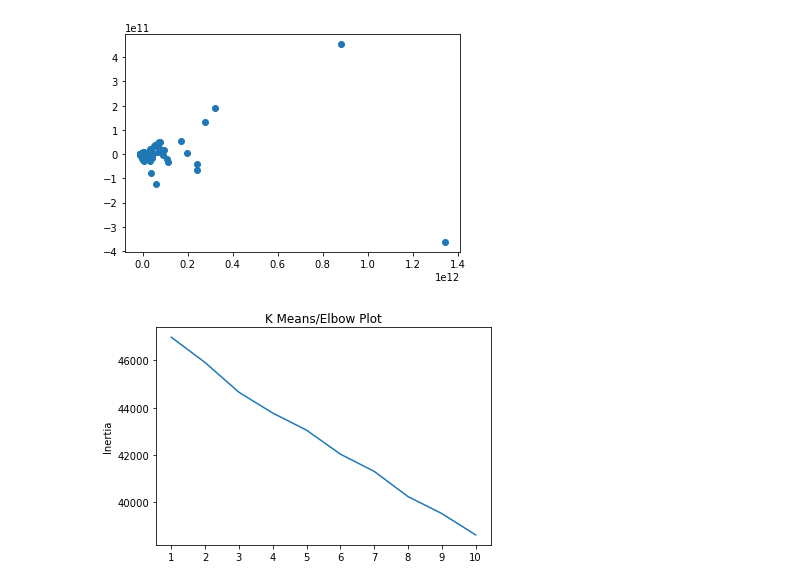
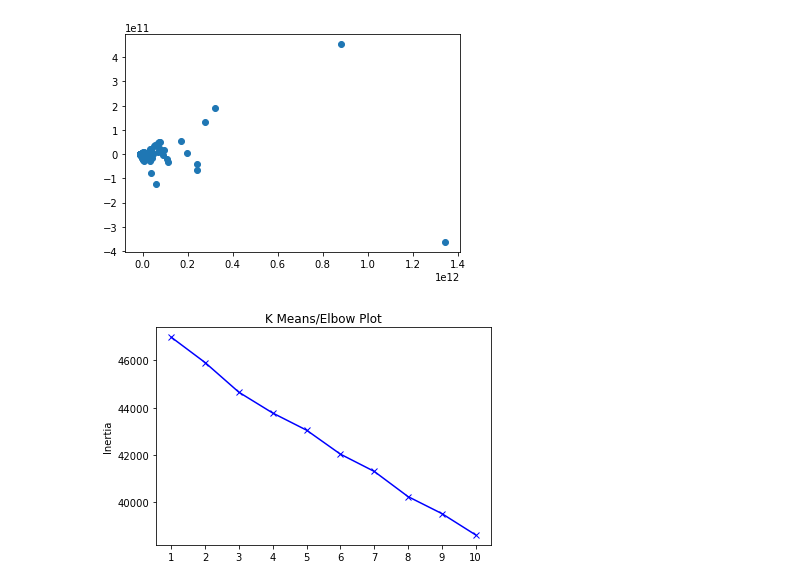
Before and after one commit to jlira5418/CryptoClusters, a Jupyter notebook: CryptoClusters.ipynb, the cells around one changed output. Saved outputs shown, nothing was run; the diff lists cells and outputs as text; code cells hidden in the pictures.

```diff
--- a/CryptoClusters.ipynb
+++ b/CryptoClusters.ipynb
@@ -117,19 +113,24 @@ k = list(range(1,11))
 # %%
 #Finding K
+inertia = []
+k = list(range(1, 11))
+
 
 for i in k:
 
     k_Means = KMeans(n_clusters = i, random_state=0)
     k_Means.fit(pca_scaled)
     inertia.append(k_Means.inertia_)
-    k_data = {"k": k, "inertia":inertia}
+
+k_data = {"k": k, "inertia":inertia}
 df_kmean = pd.DataFrame(k_data)
 
+
 #Elbow Plot
-plt.plot(df_kmean['k'], df_kmean['inertia'])
+plt.plot(df_kmean['k'], df_kmean['inertia'],'bx-')
 plt.xticks(range(1,11))
 plt.title('K Means/Elbow Plot')
 plt.ylabel('Inertia')
 plt.show()
 # %% [output]
-[figure, old version]
+[figure, new version]
```
Also changed, not shown: parts of 1 cell of this notebook.
